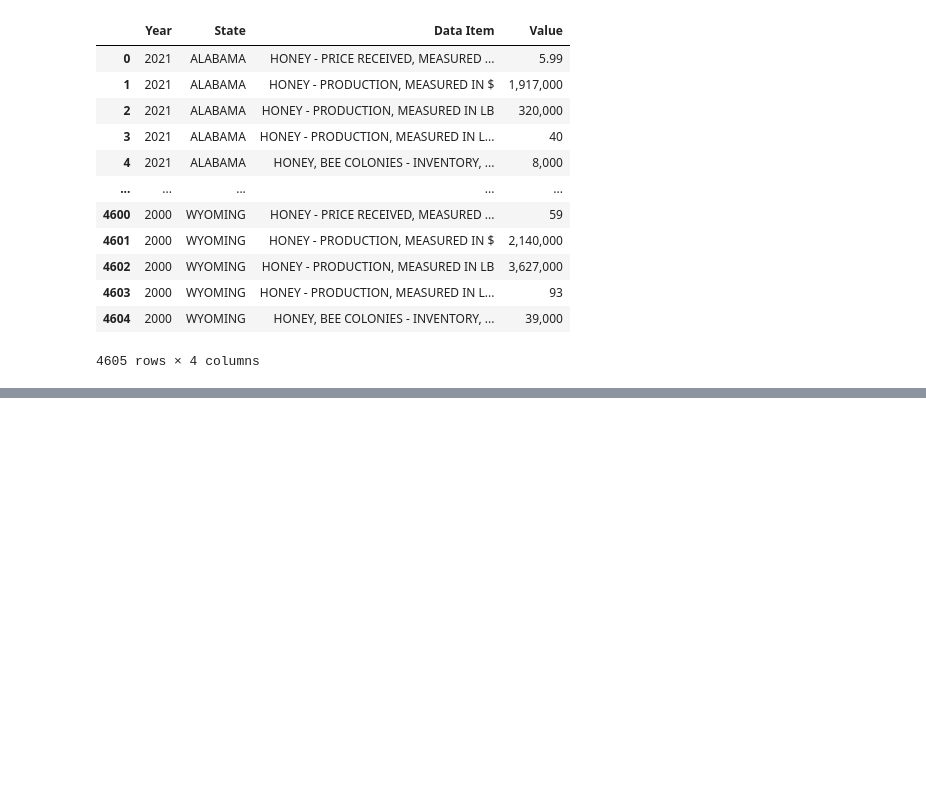
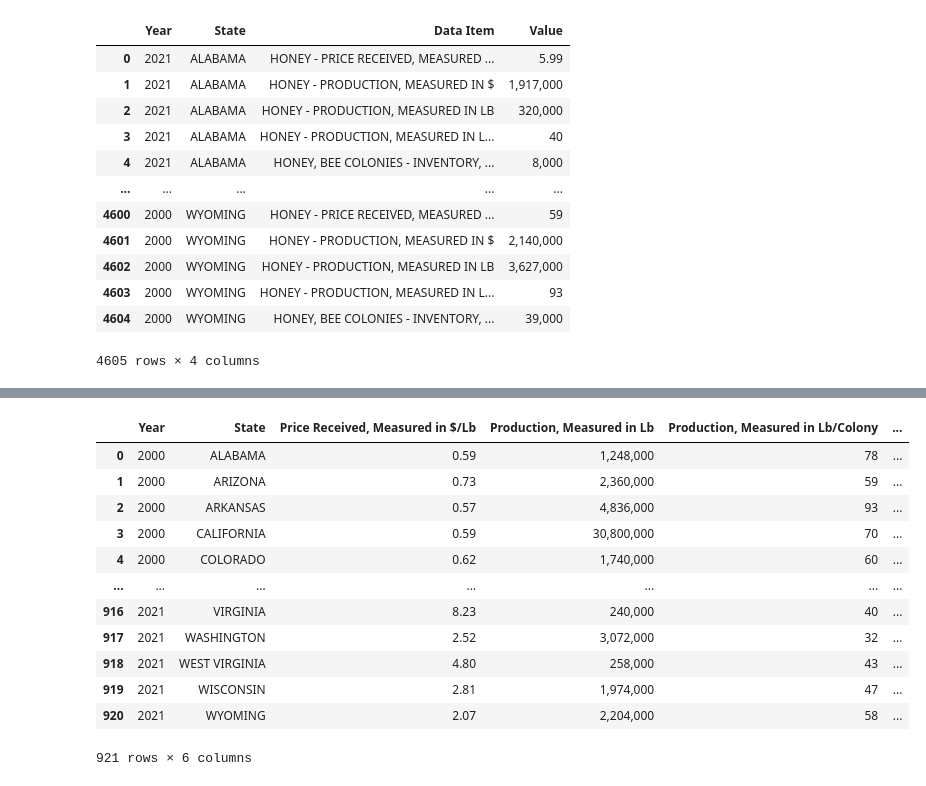
Before and after one commit to Niurika/Bee-population-and-Honey-Production, a Jupyter notebook: honey_data.ipynb, the cells around one changed output, grey strips where cells are left out. Saved outputs shown, nothing was run; the diff lists cells and outputs as text; code cells hidden in the pictures; blank space fills up the shorter version.

```diff
--- a/honey_data.ipynb
+++ b/honey_data.ipynb
@@ -52,0 +81,25 @@ honey_data
+# %%
+#create new dataframe
+honey_production = pd.DataFrame({
+    "Year": honey_data["Year"],
+    "State": honey_data["State"],
+    "Price Received, Measured in $/Lb": final_dollar_prices,
+    "Production, Measured in Lb": honey_data["HONEY - PRODUCTION, MEASURED IN LB"],
+    "Production, Measured in Lb/Colony": honey_data["HONEY - PRODUCTION, MEASURED IN LB / COLONY"],
+    "Honey Bee Colonies": honey_data["HONEY, BEE COLONIES - INVENTORY, MEASURED IN COLONIES"]
+})
+honey_production
+# %% [output]
+|  | Year | State | Price Received, Measured in $/Lb | Production, Measured in Lb | Production, Measured in Lb/Colony | ... |
+| 0 | 2000 | ALABAMA | 0.59 | 1,248,000 | 78 | ... |
+| 1 | 2000 | ARIZONA | 0.73 | 2,360,000 | 59 | ... |
+| 2 | 2000 | ARKANSAS | 0.57 | 4,836,000 | 93 | ... |
+| 3 | 2000 | CALIFORNIA | 0.59 | 30,800,000 | 70 | ... |
+| 4 | 2000 | COLORADO | 0.62 | 1,740,000 | 60 | ... |
+| ... | ... | ... | ... | ... | ... | ... |
+| 916 | 2021 | VIRGINIA | 8.23 | 240,000 | 40 | ... |
+| 917 | 2021 | WASHINGTON | 2.52 | 3,072,000 | 32 | ... |
+| 918 | 2021 | WEST VIRGINIA | 4.80 | 258,000 | 43 | ... |
+| 919 | 2021 | WISCONSIN | 2.81 | 1,974,000 | 47 | ... |
+| 920 | 2021 | WYOMING | 2.07 | 2,204,000 | 58 | ... |
+921 rows × 6 columns
```
Also changed, not shown: parts of 5 cells of this notebook.
